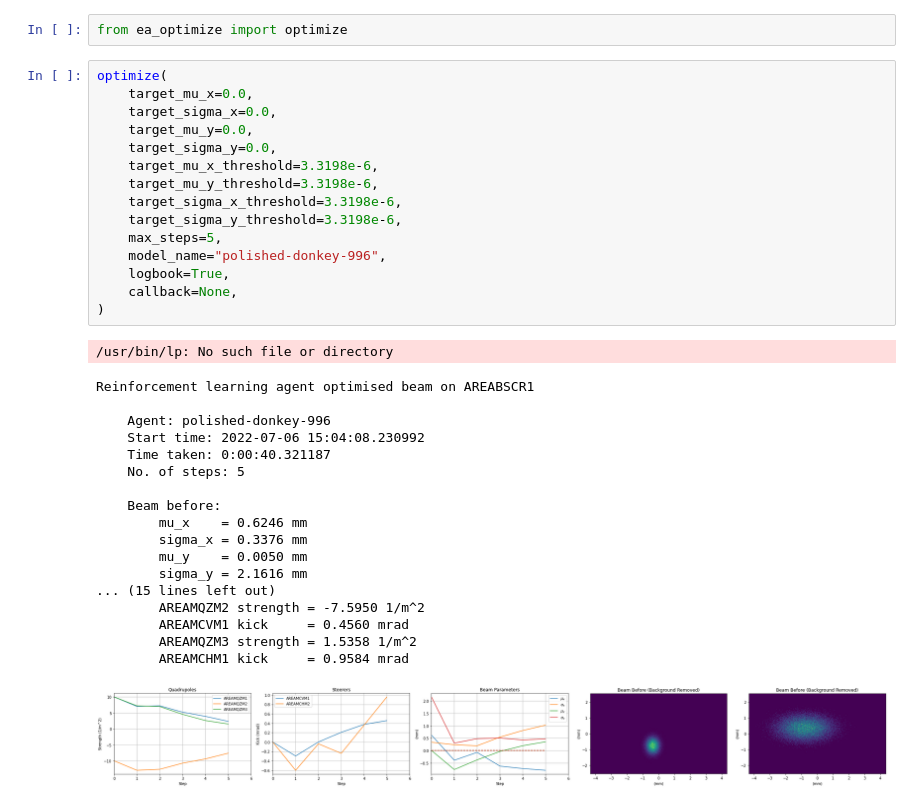
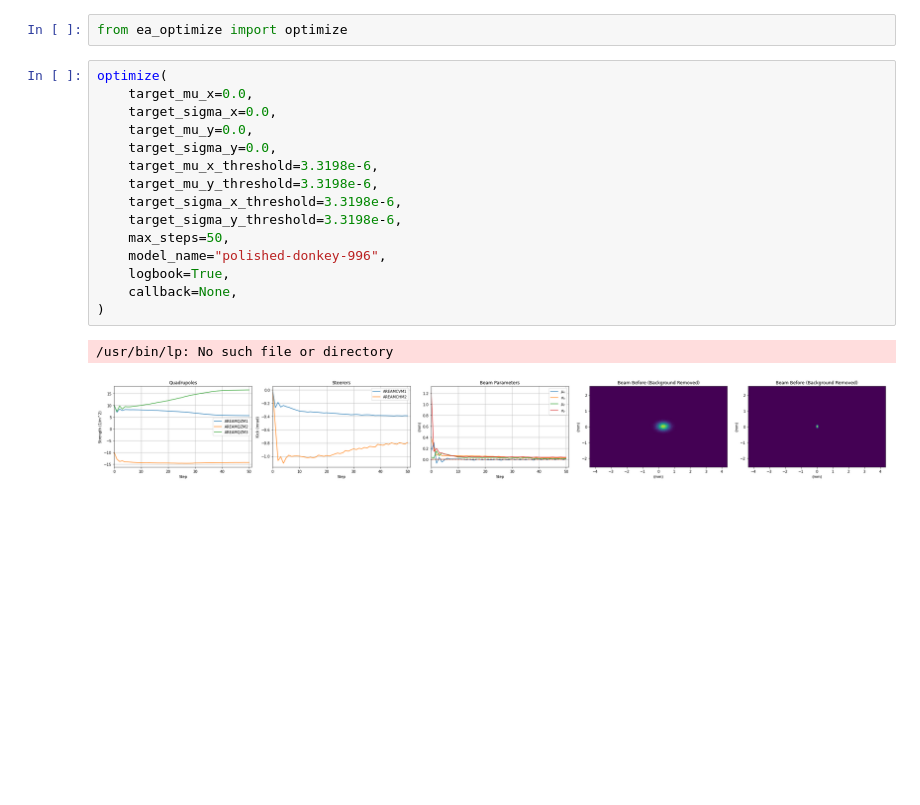
Before and after one commit to desy-ml/rl-vs-bo, a Jupyter notebook: test_optimize.ipynb, the cells around one changed output. Drawn from its saved outputs; the diff is of its cells as text; blank space fills up the shorter version.

```diff
--- a/test_optimize.ipynb
+++ b/test_optimize.ipynb
@@ -3,35 +3,18 @@ from ea_optimize import optimize
 # %%
 optimize(
     target_mu_x=0.0,
     target_sigma_x=0.0,
     target_mu_y=0.0,
     target_sigma_y=0.0,
     target_mu_x_threshold=3.3198e-6,
     target_mu_y_threshold=3.3198e-6,
     target_sigma_x_threshold=3.3198e-6,
     target_sigma_y_threshold=3.3198e-6,
-    max_steps=5,
+    max_steps=50,
     model_name="polished-donkey-996",
     logbook=True,
     callback=None,
 )
 # %% [output]
 /usr/bin/lp: No such file or directory
-Reinforcement learning agent optimised beam on AREABSCR1
-
-    Agent: polished-donkey-996
-    Start time: 2022-07-06 15:04:08.230992
-    Time taken: 0:00:40.321187
-    No. of steps: 5
-
-    Beam before:
-        mu_x    = 0.6246 mm
-        sigma_x = 0.3376 mm
-        mu_y    = 0.0050 mm
-        sigma_y = 2.1616 mm
-... (15 lines left out)
-        AREAMQZM2 strength = -7.5950 1/m^2
-        AREAMCVM1 kick     = 0.4560 mrad
-        AREAMQZM3 strength = 1.5358 1/m^2
-        AREAMCHM1 kick     = 0.9584 mrad
-[figure, old version]
+[figure, new version]
```
Also changed, not shown: 1 other file.
